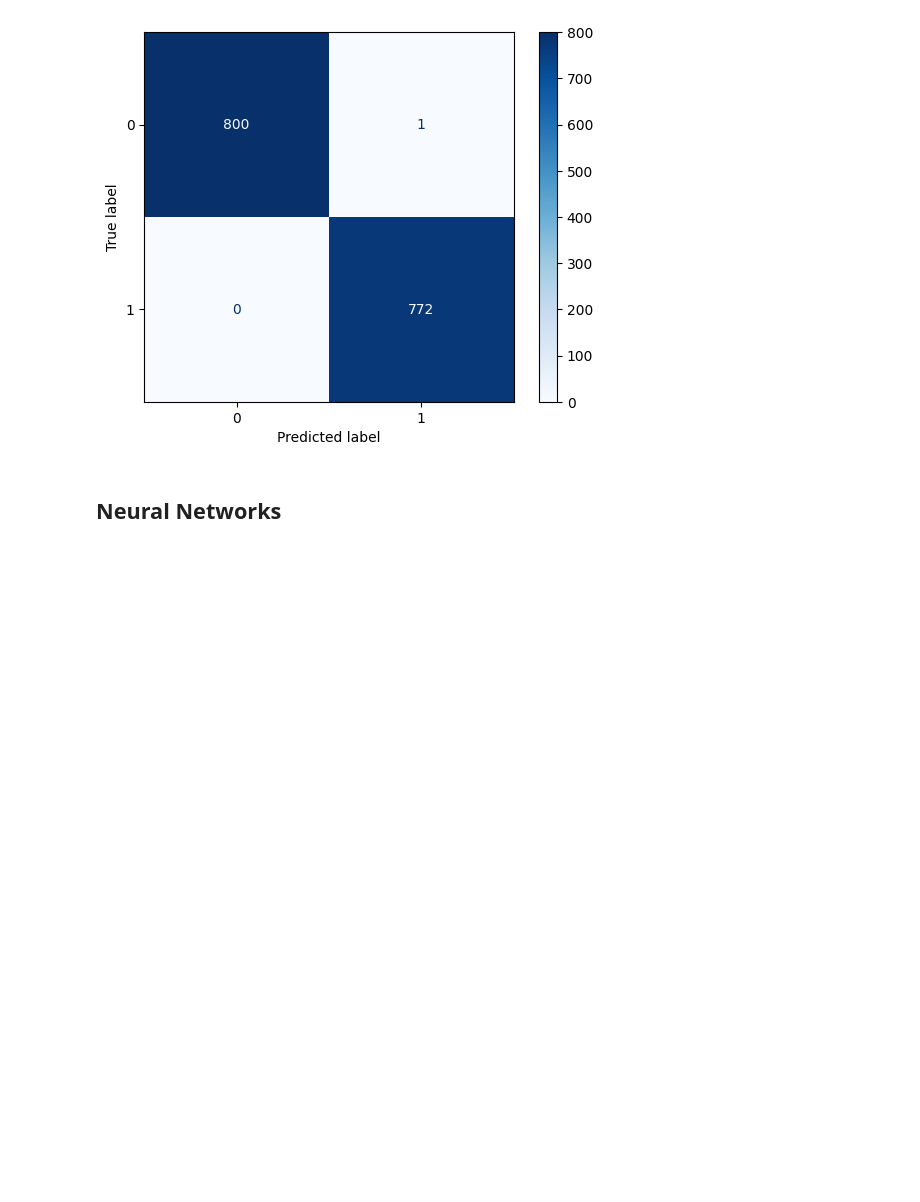
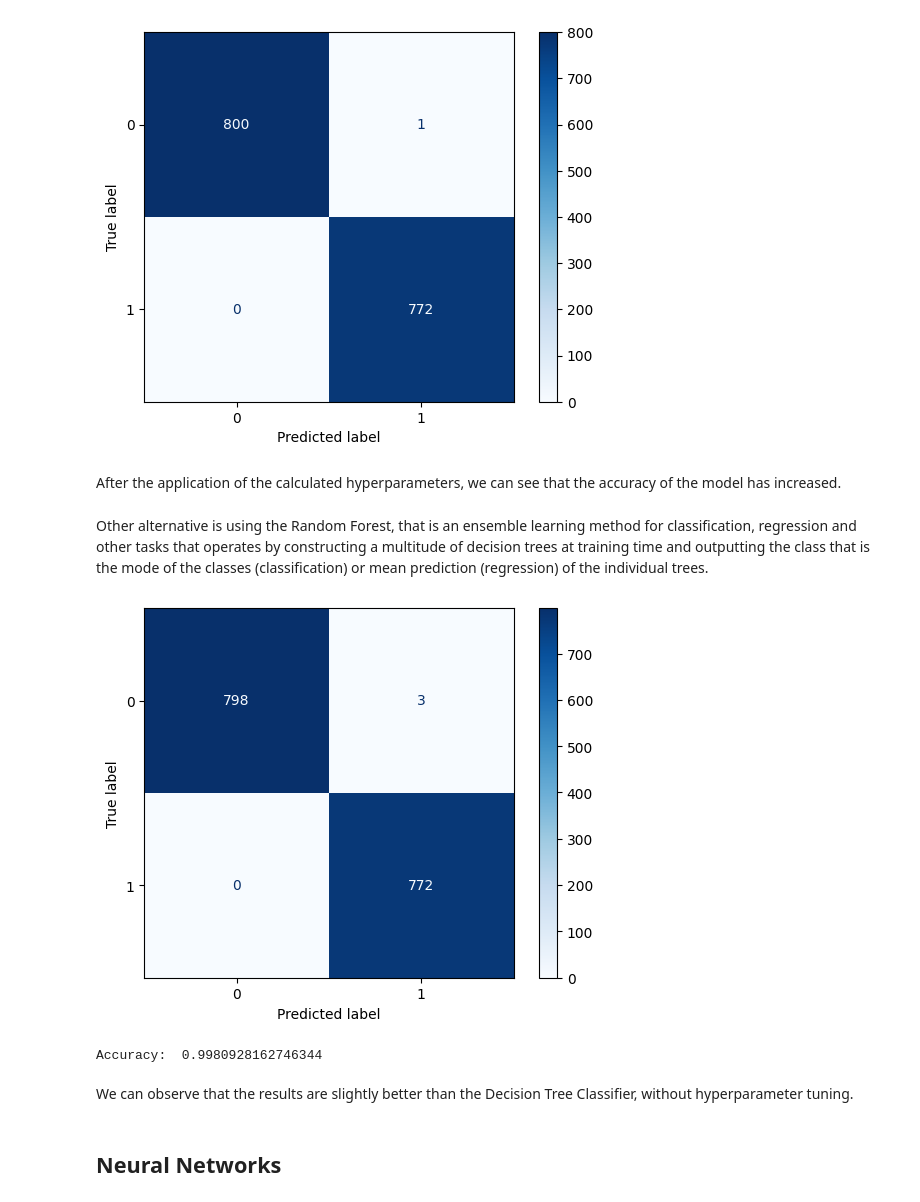
Before and after one commit to Monsterdied/AI, a Jupyter notebook: proj2/Nasa_Asteroids.ipynb, the cells around one changed output. Drawn from its saved outputs; the diff is of its cells as text; code cells hidden in the pictures; blank space fills up the shorter version.

```diff
--- a/proj2/Nasa_Asteroids.ipynb
+++ b/proj2/Nasa_Asteroids.ipynb
@@ -473,7 +503,7 @@ best_predictions = None
 
 for _ in range(100):
 
-    clf = DecisionTreeClassifier(max_features='sqrt', min_samples_leaf=5, min_samples_split=10)
+    clf = DecisionTreeClassifier(max_depth=15,max_features='log2', min_samples_leaf=1, min_samples_split=2)
     clf.fit(X_train, y_train)
 
     predictions = clf.predict(X_test)
@@ -495,5 +525,36 @@ plt.show()
 # %% [output]
 Best Accuracy:  0.9993642720915448
 [figure]
+# %% [markdown]
+After the application of the calculated hyperparameters, we can see that the accuracy of the model has increased.
+# %% [markdown]
+Other alternative is using the Random Forest, that is an ensemble learning method for classification, regression and other tasks that operates by constructing a multitude of decision trees at training time and outputting the class that is the mode of the classes (classification) or mean prediction (regression) of the individual trees.
+# %%
+from sklearn.ensemble import RandomForestClassifier
+
+# Create a RandomForestClassifier
+clf = RandomForestClassifier(n_estimators=20, max_depth=15, random_state=42)
+
+# Train the classifier
+clf.fit(X_train, y_train)
+
+# Make predictions on the test set
+predictions = clf.predict(X_test)
+
+cm = confusion_matrix(y_test, predictions)
+
+# Create a ConfusionMatrixDisplay
+disp = ConfusionMatrixDisplay(confusion_matrix=cm, display_labels=clf.classes_)
+
+# Plot the confusion matrix
+disp.plot(cmap=plt.cm.Blues)
+plt.show()
+
+print("Accuracy: ", accuracy_score(y_test, predictions))
+# %% [output]
+[figure, added]
+Accuracy:  0.9980928162746344
+# %% [markdown]
+We can observe that the results are slightly better than the Decision Tree Classifier, without hyperparameter tuning.
 # %% [markdown]
 ## Neural Networks
```
Also changed, not shown: parts of 14 cells of this notebook.
